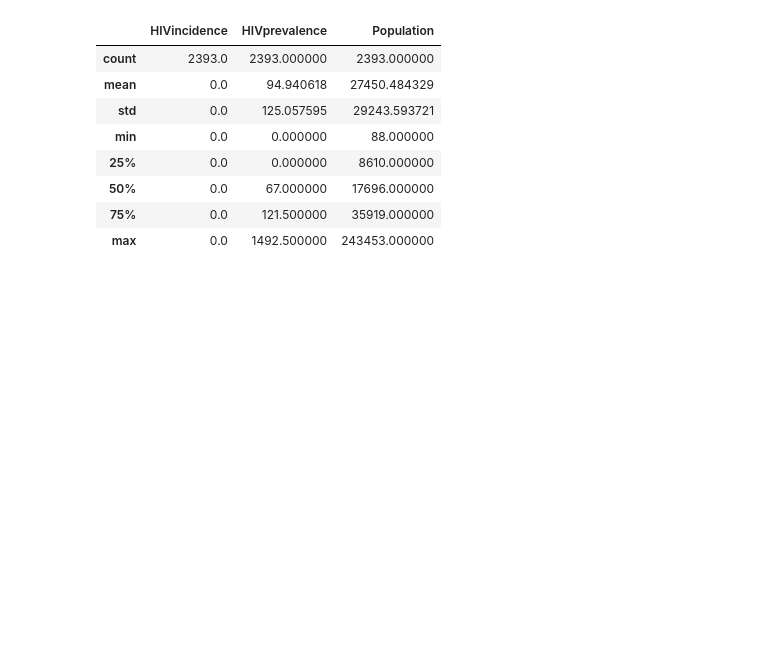
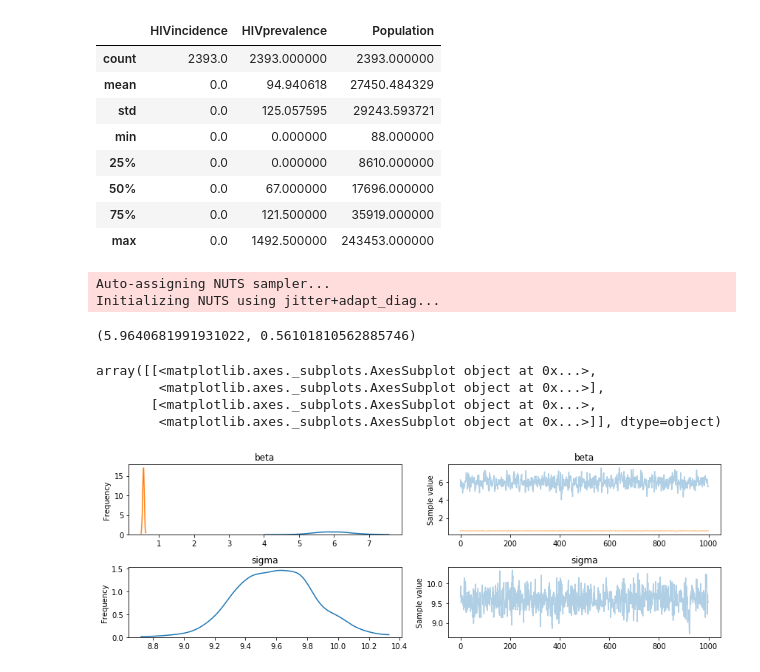
Before and after one commit to elogue01/Forecasting-HIV-Infections, a Jupyter notebook: EDA-presentation.ipynb, the cells around one changed output. Cells and saved outputs as stored; diff of their text form; code cells hidden in the pictures; blank space fills up the shorter version.

Commit message:
added some simple linear models using pymc3 to the end of the EDA-presentation notebook

```diff
--- a/EDA-presentation.ipynb
+++ b/EDA-presentation.ipynb
@@ -491,3 +480,37 @@ df_main_zeroInc.describe()
 | 50% | 0.0 | 67.000000 | 17696.000000 |
 | 75% | 0.0 | 121.500000 | 35919.000000 |
 | max | 0.0 | 1492.500000 | 243453.000000 |
+# %%
+from pymc3 import Model, sample, Normal, HalfCauchy, Uniform
+
+perc_black = df_main_no_zero_outlier.perc_black.values # predictor
+HIV_incidence = df_main_no_zero_outlier.HIVincidence.values # target value
+
+with Model() as pooled_model_perc_black:
+
+    beta = Normal('beta', 0, sd=1e5, shape=2)
+    sigma = HalfCauchy('sigma', 5)
+
+    theta = beta[0] + beta[1]*perc_black
+
+    y = Normal('y', theta, sd=sigma, observed=HIV_incidence)
+# %%
+with pooled_model_perc_black:
+    pooled_trace = sample(1000, n_init=50000, tune=1000)
+# %% [output]
+Auto-assigning NUTS sampler...
+Initializing NUTS using jitter+adapt_diag...
+# %%
+b0, m0 = pooled_trace['beta'].mean(axis=0)
+b0, m0
+# %% [output]
+(5.9640681991931022, 0.56101810562885746)
+# %%
+from pymc3 import traceplot
+traceplot(pooled_trace)
+# %% [output]
+array([[<matplotlib.axes._subplots.AxesSubplot object at 0x...>,
+        <matplotlib.axes._subplots.AxesSubplot object at 0x...>],
+       [<matplotlib.axes._subplots.AxesSubplot object at 0x...>,
+        <matplotlib.axes._subplots.AxesSubplot object at 0x...>]], dtype=object)
+[figure, added]
```
Also changed, not shown: parts of 17 cells of this notebook.
